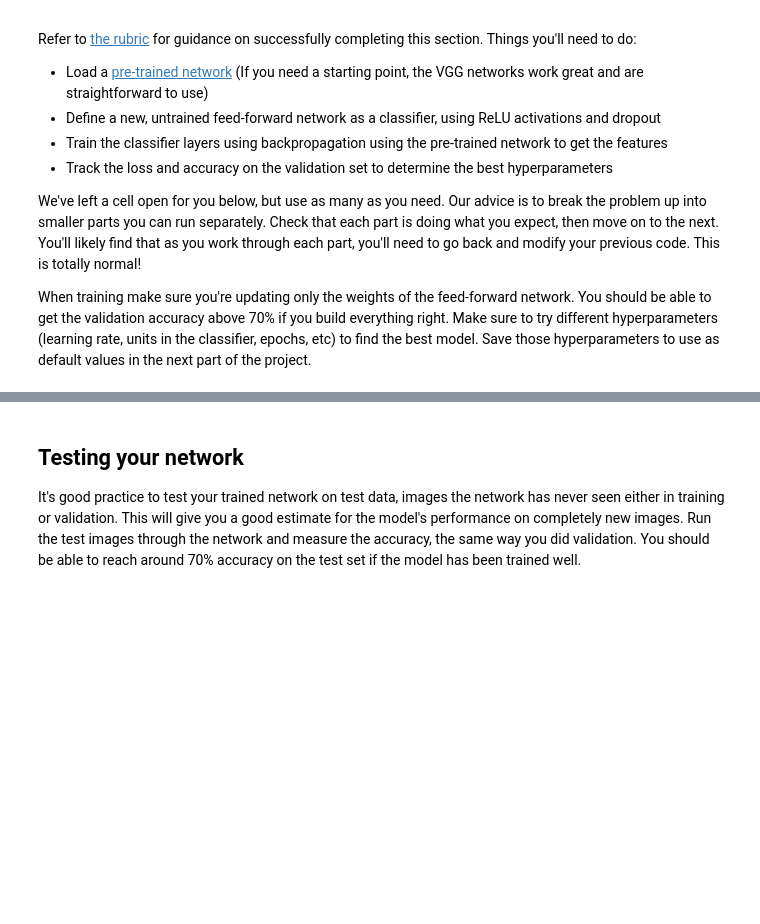
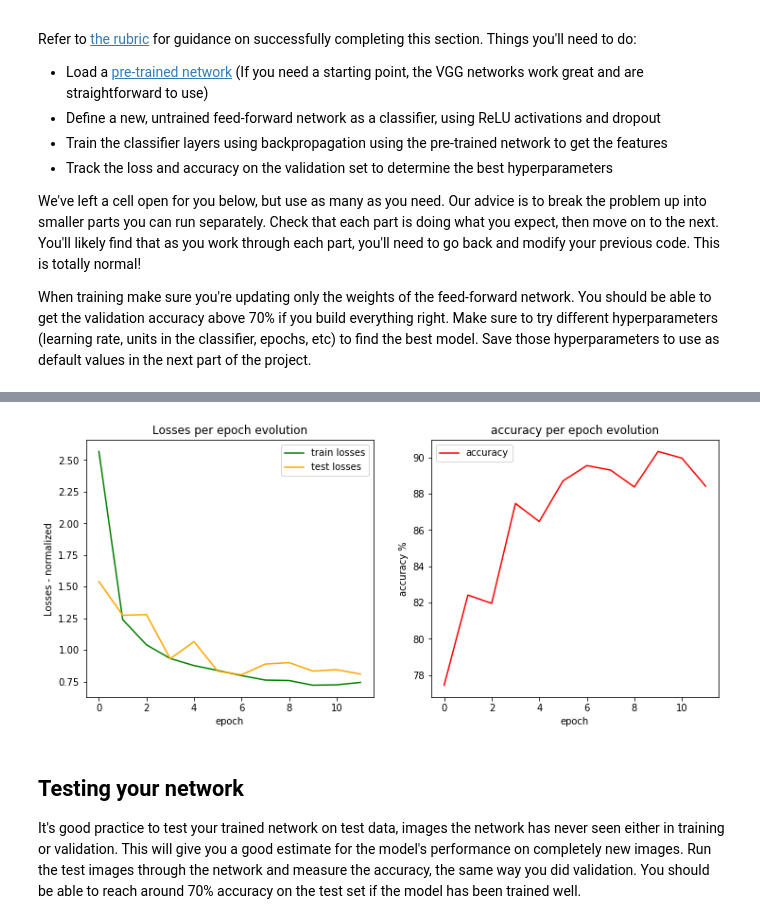
Before and after one commit to SacaSoh/AIPND---Project-2, a Jupyter notebook: Image Classifier Project.ipynb, the cells around one changed output, grey strips where cells are left out. Saved outputs shown, nothing was run; the diff lists cells and outputs as text; code cells hidden in the pictures; blank space fills up the shorter version.

Commit message:
Final code - precision of 90% with a lightweight model, that can be trained on a 4gb GPU.

```diff
--- a/Image Classifier Project.ipynb
+++ b/Image Classifier Project.ipynb
@@ -67,9 +67,9 @@ valid_data = datasets.ImageFolder(data_dir + '/valid', transform=valid_transform
 
 
 # TODO: Using the image datasets and the trainforms, define the dataloaders
-trainloader = torch.utils.data.DataLoader(train_data, batch_size=64, shuffle=True)
-testloader = torch.utils.data.DataLoader(test_data, batch_size=64)
-validloader = torch.utils.data.DataLoader(valid_data, batch_size=64)
+trainloader = torch.utils.data.DataLoader(train_data, batch_size=60, shuffle=True)
+testloader = torch.utils.data.DataLoader(test_data, batch_size=60)
+validloader = torch.utils.data.DataLoader(valid_data, batch_size=60)
 # %% [markdown]
 ### Label mapping
 
@@ -103,7 +103,7 @@ if arch =='vgg16':
 elif arch == 'vgg11_bn':
     model = models.vgg11_bn(pretrained=True)
 
-hidden_units = 1000
+hidden_units = 700
 epochs = 12
 learn_rate = 0.001
 gpu = True
@@ -226,23 +245,27 @@ for epoch in range(epochs):
 # %%
 plt.figure(figsize=(12,5))
 
 plt.subplot(1, 2, 1)
-train_losses_0001 = [x / 100 for x in train_losses]
-plt.plot(train_losses_0001, color='g', label='train losses (div by 100)')
-plt.plot(test_losses, color='orange', label='test losses')
+
+train_losses_0001 = [x / np.mean(train_losses) for x in train_losses]
+test_losses_0001 = [x / np.mean(test_losses) for x in test_losses]
+plt.plot(train_losses_0001, color='g', label='train losses')
+plt.plot(test_losses_0001, color='orange', label='test losses')
 plt.xlabel('epoch')
-plt.ylabel('Losses')
+plt.ylabel('Losses - normalized')
 plt.title('Losses per epoch evolution')
 plt.legend(frameon=True)
 
 plt.subplot(1, 2, 2)
 plt.plot(val_acc_history, color='r', label='accuracy')
 plt.xlabel('epoch')
 plt.ylabel('accuracy %')
 plt.title('accuracy per epoch evolution')
 plt.legend(frameon=True)
 
 plt.show()
+# %% [output]
+[figure, added]
 # %% [markdown]
 ## Testing your network
 
```
Also changed, not shown: parts of 10 cells of this notebook.
